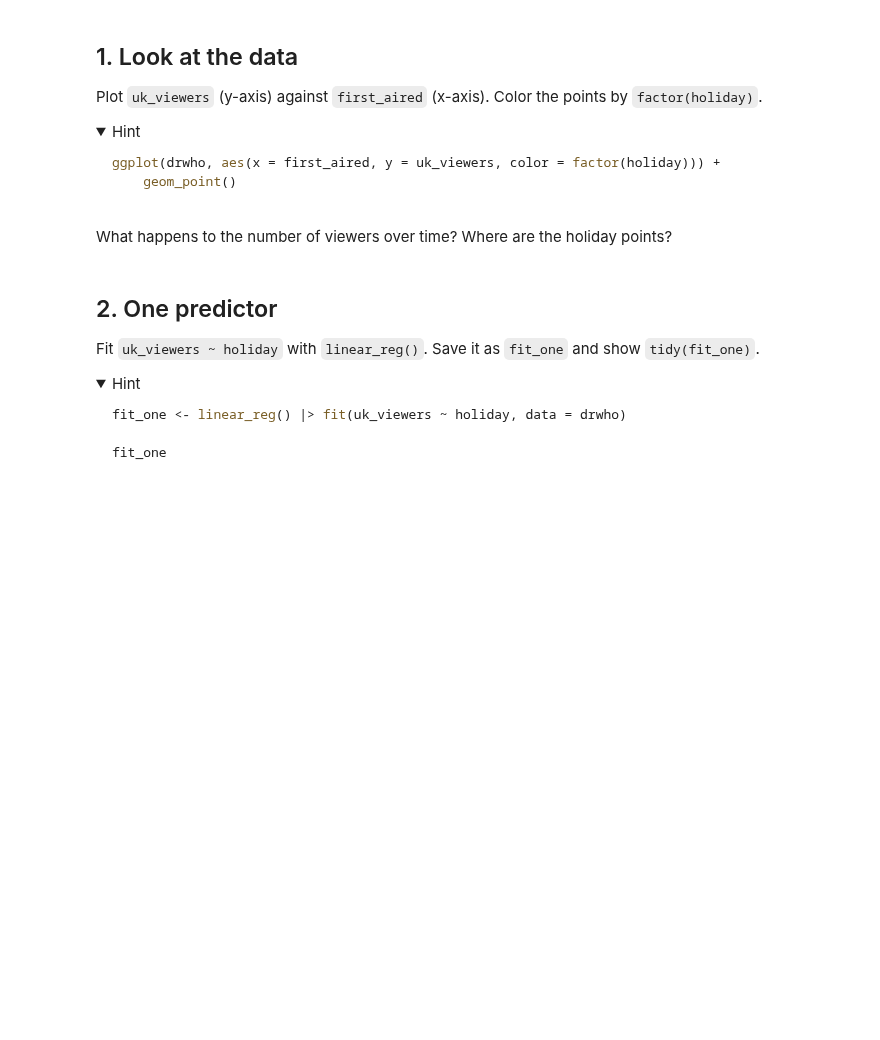
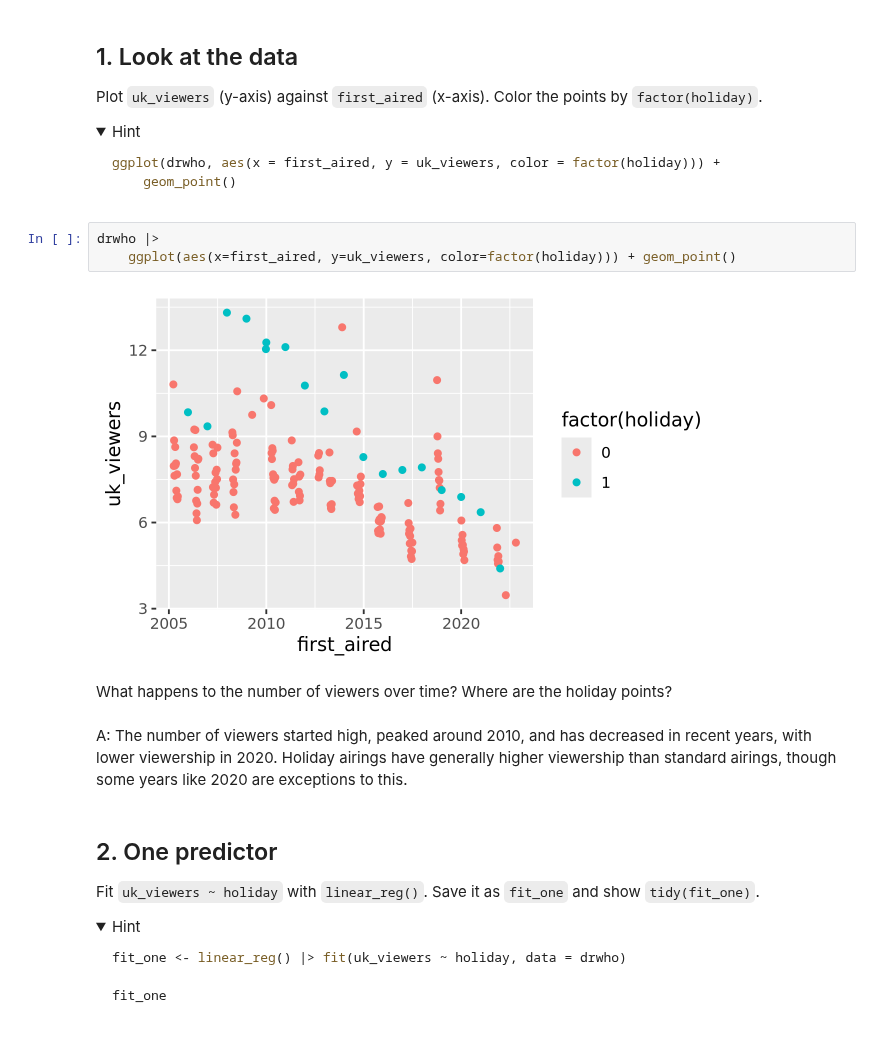
Before and after one commit to sophiaemcreynolds/codespace_9.30_512, a Jupyter notebook: exercises/12-drwho-exercise.ipynb, the cells around one changed output. Drawn from its saved outputs; the diff is of its cells as text; folded sections open; blank space fills up the shorter version.

Commit message:
complete exercises/12-drwho-exercise.ipynb

````diff
--- a/exercises/12-drwho-exercise.ipynb
+++ b/exercises/12-drwho-exercise.ipynb
@@ -54,8 +75,15 @@ ggplot(drwho, aes(x = first_aired, y = uk_viewers, color = factor(holiday))) +
 ```
 
 </details>
+# %%
+drwho |>
+    ggplot(aes(x=first_aired, y=uk_viewers, color=factor(holiday))) + geom_point()
+# %% [output]
+[figure, added]
 # %% [markdown]
 What happens to the number of viewers over time? Where are the holiday points?
+# %% [markdown]
+A: The number of viewers started high, peaked around 2010, and has decreased in recent years, with lower viewership in 2020. Holiday airings have generally higher viewership than standard airings, though some years like 2020 are exceptions to this.
 # %% [markdown]
 ## 2. One predictor
 
````
Also changed, not shown: parts of 10 cells of this notebook.
